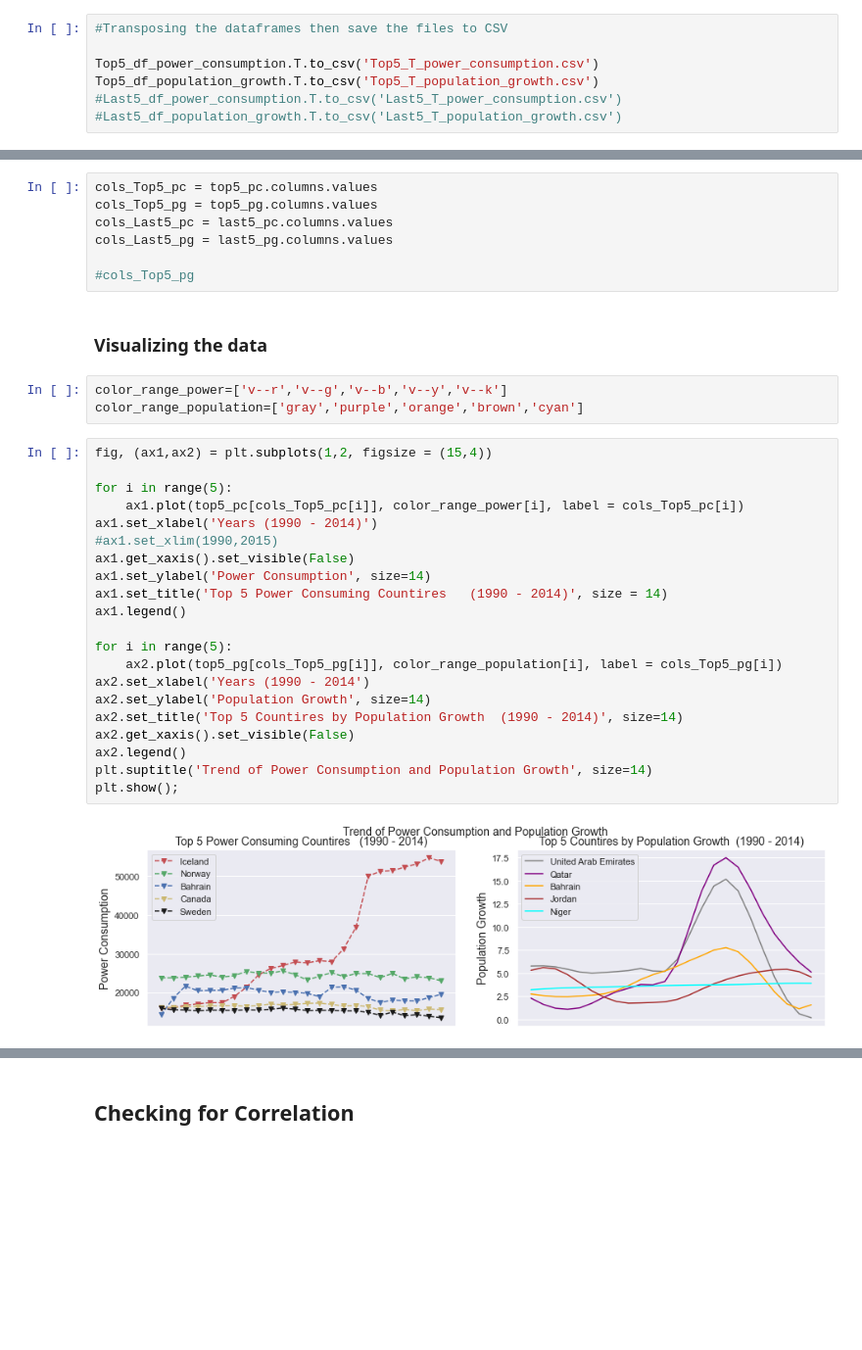
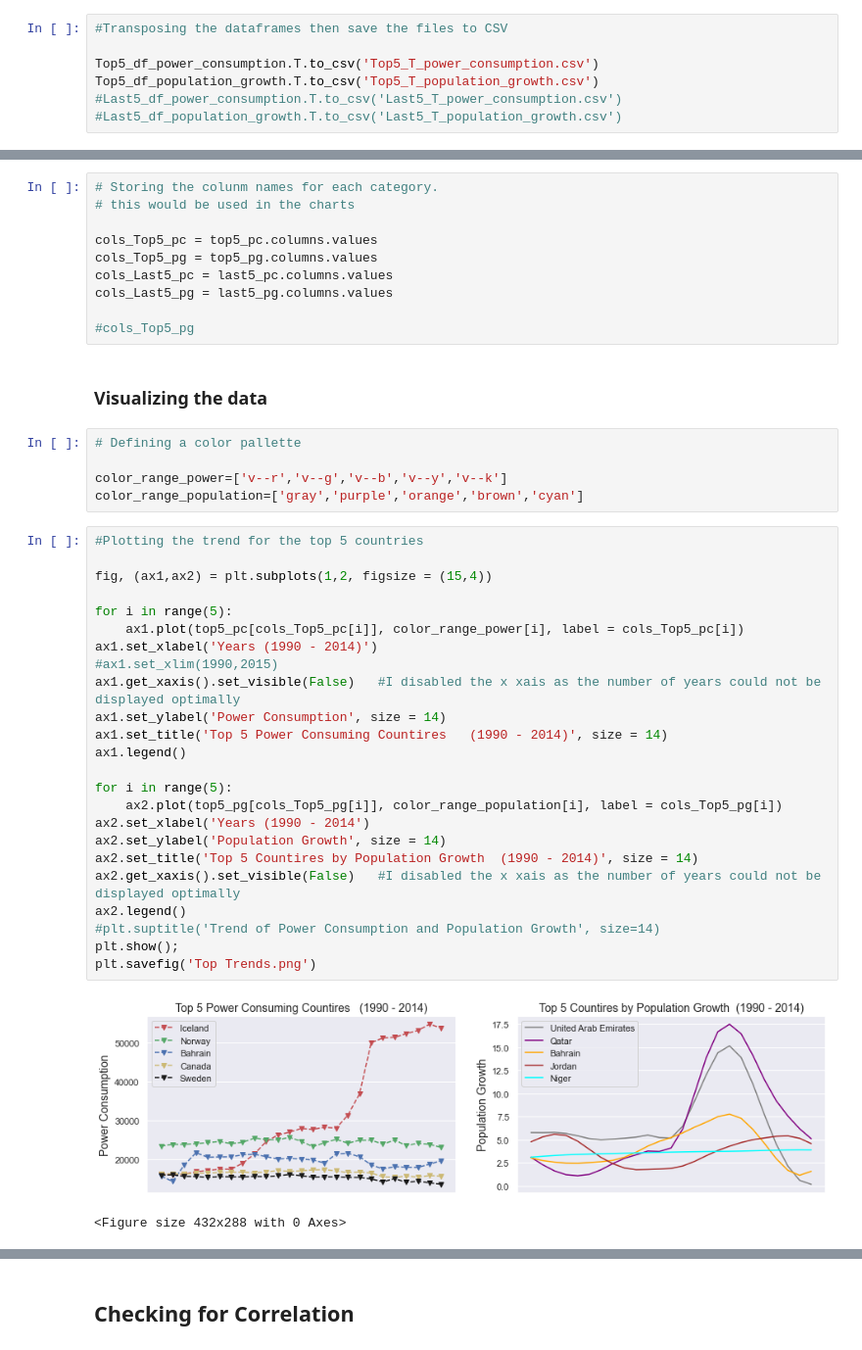
Before and after one commit to iamYole/ADS_Assignment_2, a Jupyter notebook: Population Growth VS Energy Consumption.ipynb, the cells around one changed output, grey strips where cells are left out. Shown: that part at 98% size. Saved outputs shown, nothing was run; the diff lists cells and outputs as text; blank space fills up the shorter version.

```diff
--- a/Population Growth VS Energy Consumption.ipynb
+++ b/Population Growth VS Energy Consumption.ipynb
@@ -292,4 +317,7 @@ top5_pc
 # %%
+# Storing the colunm names for each category.
+# this would be used in the charts
+
 cols_Top5_pc = top5_pc.columns.values
 cols_Top5_pg = top5_pg.columns.values
 cols_Last5_pc = last5_pc.columns.values
@@ -299,29 +327,35 @@ cols_Last5_pg = last5_pg.columns.values
 # %% [markdown]
 ### Visualizing the data
 # %%
+# Defining a color pallette
+
 color_range_power=['v--r','v--g','v--b','v--y','v--k']
 color_range_population=['gray','purple','orange','brown','cyan']
 # %%
+#Plotting the trend for the top 5 countries
+
 fig, (ax1,ax2) = plt.subplots(1,2, figsize = (15,4))
 
 for i in range(5):
     ax1.plot(top5_pc[cols_Top5_pc[i]], color_range_power[i], label = cols_Top5_pc[i])
 ax1.set_xlabel('Years (1990 - 2014)')
 #ax1.set_xlim(1990,2015)
-ax1.get_xaxis().set_visible(False)
-ax1.set_ylabel('Power Consumption', size=14)
+ax1.get_xaxis().set_visible(False)   #I disabled the x xais as the number of years could not be displayed optimally
+ax1.set_ylabel('Power Consumption', size = 14)
 ax1.set_title('Top 5 Power Consuming Countires   (1990 - 2014)', size = 14)
 ax1.legend()
 
 for i in range(5):
     ax2.plot(top5_pg[cols_Top5_pg[i]], color_range_population[i], label = cols_Top5_pg[i])
 ax2.set_xlabel('Years (1990 - 2014')
-ax2.set_ylabel('Population Growth', size=14)
-ax2.set_title('Top 5 Countires by Population Growth  (1990 - 2014)', size=14)
-ax2.get_xaxis().set_visible(False)
+ax2.set_ylabel('Population Growth', size = 14)
+ax2.set_title('Top 5 Countires by Population Growth  (1990 - 2014)', size = 14)
+ax2.get_xaxis().set_visible(False)   #I disabled the x xais as the number of years could not be displayed optimally
 ax2.legend()
-plt.suptitle('Trend of Power Consumption and Population Growth', size=14)
+#plt.suptitle('Trend of Power Consumption and Population Growth', size=14)
 plt.show();
+plt.savefig('Top Trends.png')
 # %% [output]
-[figure, old version]
+[figure, new version]
+<Figure size 432x288 with 0 Axes>
 # %% [markdown]
```
Also changed, not shown: parts of 34 cells of this notebook, 8 other files.
